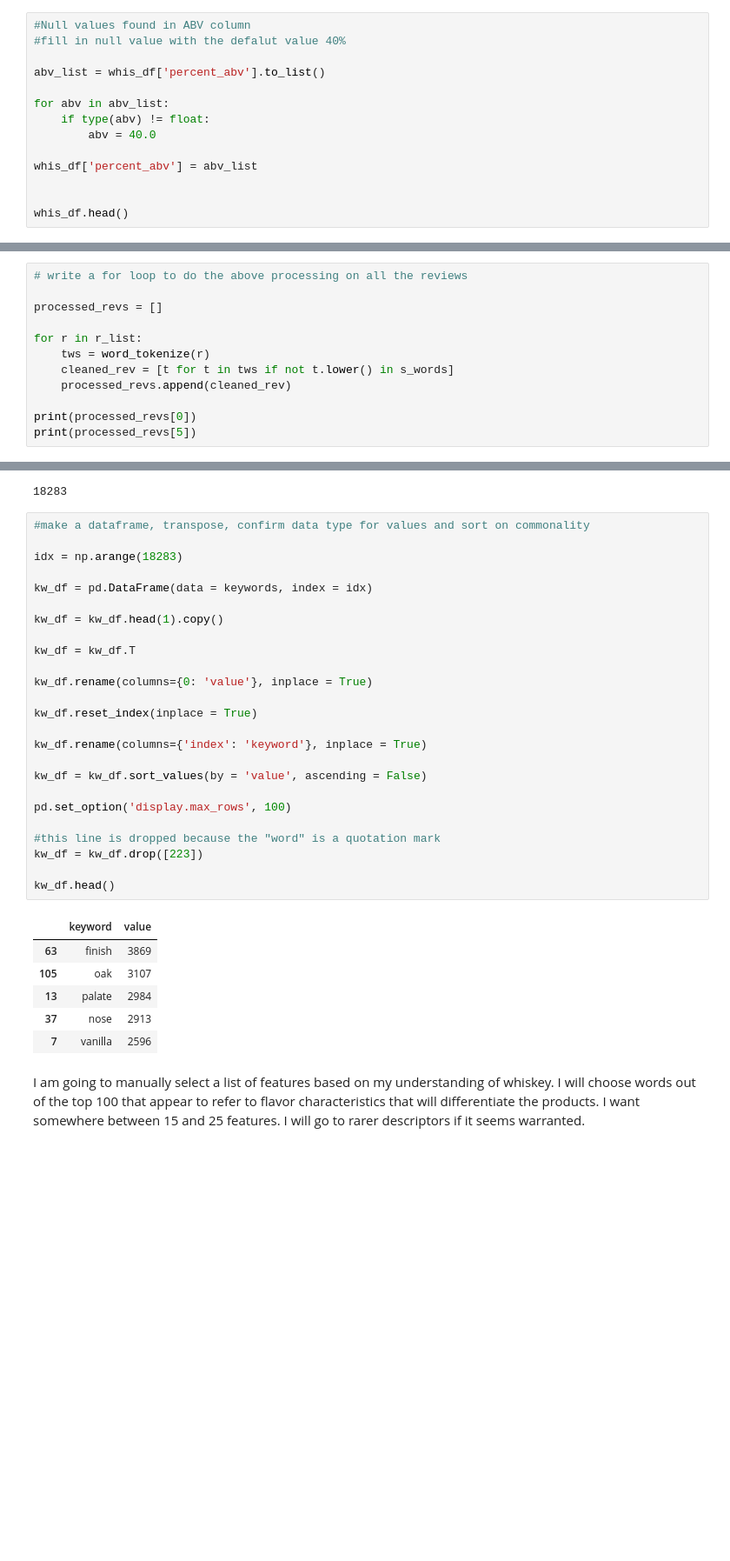
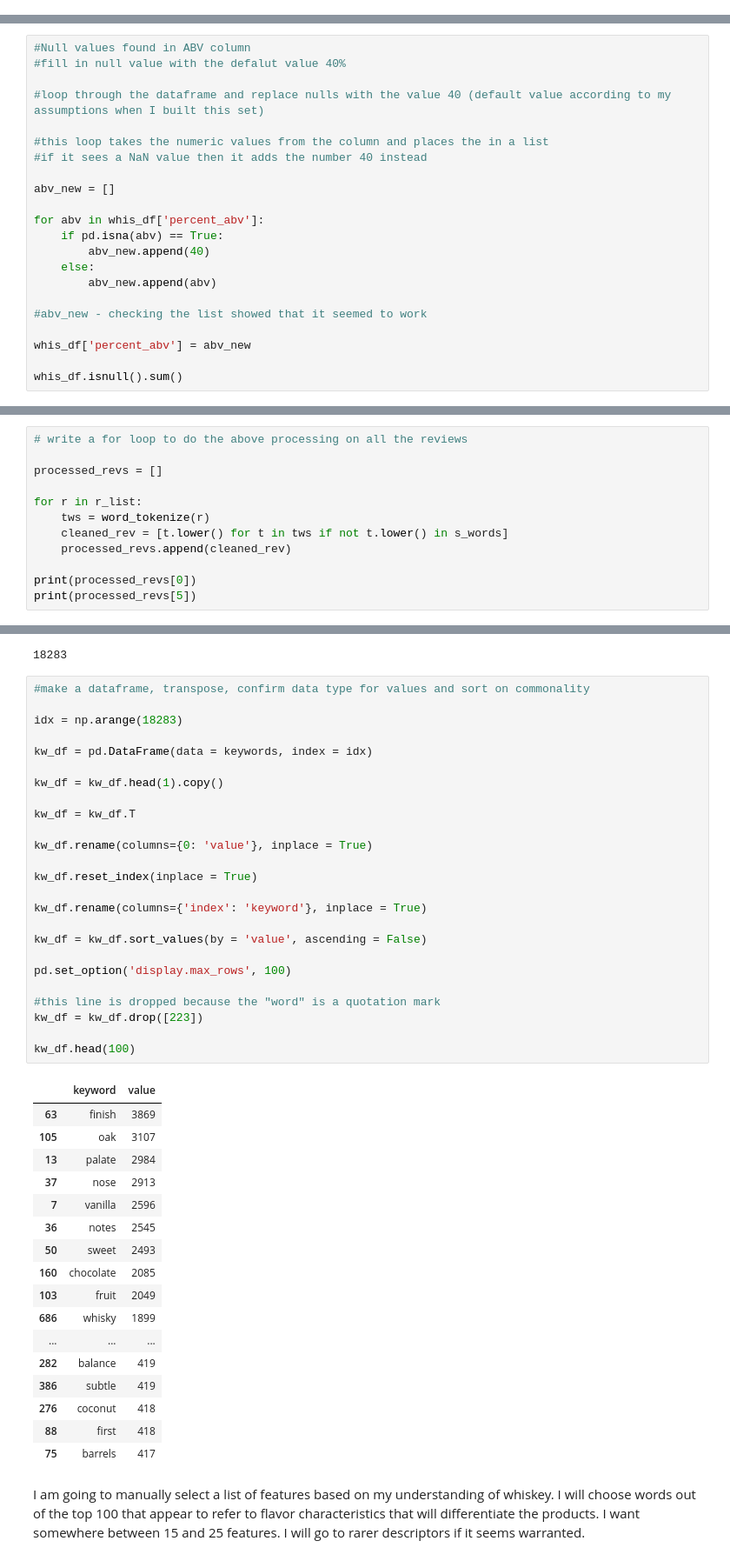
Before and after one commit to gspahlin/WhiskyAdvocate_ETL, a Jupyter notebook: whiskey_explore_clean_load.ipynb, the cells around one changed output, grey strips where cells are left out. Shown at 87% size. Drawn from its saved outputs; the diff is of its cells as text; blank space fills up the shorter version.

```diff
--- a/whiskey_explore_clean_load.ipynb
+++ b/whiskey_explore_clean_load.ipynb
@@ -16,17 +16,3 @@ whis_df.head()
 | 2 | Balcones Texas Bock Straight Malt... | 87 | 40.0 | American Malt Whiskey | \nBalcones has partnered with fel... | David Fleming | 750 | 50.0 |
 | 3 | Woodford Reserve Straight Malt Wh... | 86 | 35.0 | American Malt Whiskey | \nThis malt whiskey shows some ma... | Jeffery Lindenmuth | 750 | 45.2 |
 | 4 | Spirit Hound Colorado Honey Malt ... | 85 | 65.0 | American Malt Whiskey | \nStraight malt whiskey finished ... | Susannah Skiver Barton | 750 | 45.0 |
-# %%
-#Null values found in ABV column
-#fill in null value with the defalut value 40%
-
-abv_list = whis_df['percent_abv'].to_list()
-
-for abv in abv_list:
-    if type(abv) != float:
-        abv = 40.0
-
-whis_df['percent_abv'] = abv_list
-
-
-whis_df.head()
@@ -39,0 +19,22 @@ whis_df.head()
+# %%
+#Null values found in ABV column
+#fill in null value with the defalut value 40%
+
+#loop through the dataframe and replace nulls with the value 40 (default value according to my assumptions when I built this set)
+
+#this loop takes the numeric values from the column and places the in a list
+#if it sees a NaN value then it adds the number 40 instead
+
+abv_new = []
+
+for abv in whis_df['percent_abv']:
+    if pd.isna(abv) == True:
+        abv_new.append(40)
+    else:
+        abv_new.append(abv)
+
+#abv_new - checking the list showed that it seemed to work
+
+whis_df['percent_abv'] = abv_new
+
+whis_df.isnull().sum()
@@ -400,7 +411,7 @@ processed_revs = []
 
 for r in r_list:
     tws = word_tokenize(r)
-    cleaned_rev = [t for t in tws if not t.lower() in s_words]
+    cleaned_rev = [t.lower() for t in tws if not t.lower() in s_words]
     processed_revs.append(cleaned_rev)
 
 print(processed_revs[0])
@@ -450,34 +461,45 @@ print(len(keywords))
 #make a dataframe, transpose, confirm data type for values and sort on commonality
 
 idx = np.arange(18283)
 
 kw_df = pd.DataFrame(data = keywords, index = idx)
 
 kw_df = kw_df.head(1).copy()
 
 kw_df = kw_df.T
 
 kw_df.rename(columns={0: 'value'}, inplace = True)
 
 kw_df.reset_index(inplace = True)
 
 kw_df.rename(columns={'index': 'keyword'}, inplace = True)
 
 kw_df = kw_df.sort_values(by = 'value', ascending = False)
 
 pd.set_option('display.max_rows', 100)
 
 #this line is dropped because the "word" is a quotation mark
 kw_df = kw_df.drop([223])
 
-kw_df.head()
+kw_df.head(100)
 # %% [output]
 |  | keyword | value |
 | 63 | finish | 3869 |
 | 105 | oak | 3107 |
 | 13 | palate | 2984 |
 | 37 | nose | 2913 |
 | 7 | vanilla | 2596 |
+| 36 | notes | 2545 |
+| 50 | sweet | 2493 |
+| 160 | chocolate | 2085 |
+| 103 | fruit | 2049 |
+| 686 | whisky | 1899 |
+| ... | ... | ... |
+| 282 | balance | 419 |
+| 386 | subtle | 419 |
+| 276 | coconut | 418 |
+| 88 | first | 418 |
+| 75 | barrels | 417 |
 # %% [markdown]
 I am going to manually select a list of features based on my understanding of whiskey.
 I will choose words out of the top 100 that appear to refer to flavor characteristics that will differentiate the products.
```
Also changed, not shown: parts of 21 cells of this notebook.
